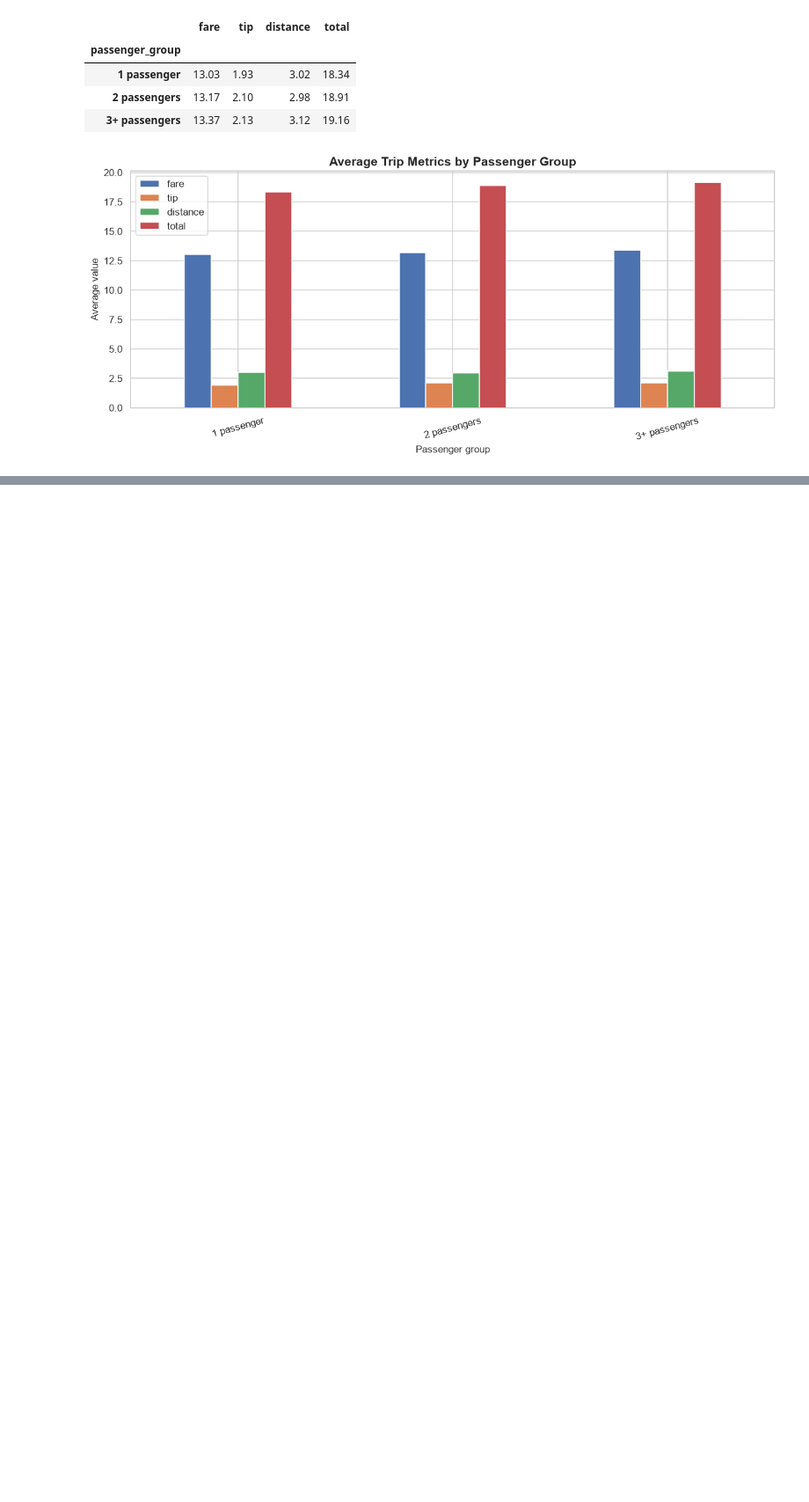
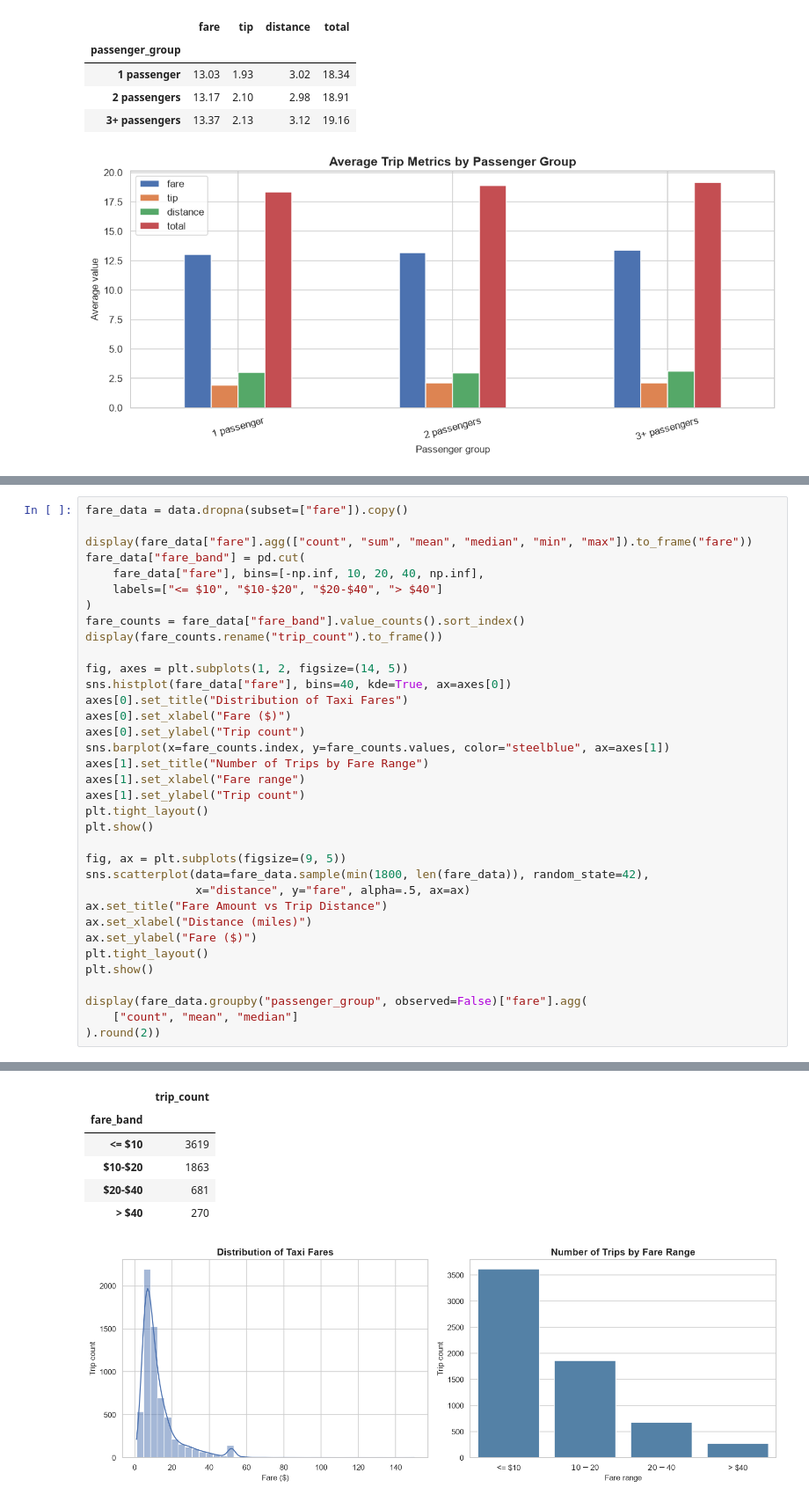
Before and after one commit to Arman-Shaban/Data_Analysis_Projects, a Jupyter notebook: taxi_analysis/Taxi_Analysis.ipynb, the cells around one changed output, grey strips where cells are left out. Shown at 88% size. Drawn from its saved outputs; the diff is of its cells as text; blank space fills up the shorter version.

```diff
--- a/taxi_analysis/Taxi_Analysis.ipynb
+++ b/taxi_analysis/Taxi_Analysis.ipynb
@@ -142,0 +198,36 @@ Maximum passenger count: 6
+# %%
+fare_data = data.dropna(subset=["fare"]).copy()
+
+display(fare_data["fare"].agg(["count", "sum", "mean", "median", "min", "max"]).to_frame("fare"))
+fare_data["fare_band"] = pd.cut(
+    fare_data["fare"], bins=[-np.inf, 10, 20, 40, np.inf],
+    labels=["<= $10", "$10-$20", "$20-$40", "> $40"]
+)
+fare_counts = fare_data["fare_band"].value_counts().sort_index()
+display(fare_counts.rename("trip_count").to_frame())
+
+fig, axes = plt.subplots(1, 2, figsize=(14, 5))
+sns.histplot(fare_data["fare"], bins=40, kde=True, ax=axes[0])
+axes[0].set_title("Distribution of Taxi Fares")
+axes[0].set_xlabel("Fare ($)")
+axes[0].set_ylabel("Trip count")
+sns.barplot(x=fare_counts.index, y=fare_counts.values, color="steelblue", ax=axes[1])
+axes[1].set_title("Number of Trips by Fare Range")
+axes[1].set_xlabel("Fare range")
+axes[1].set_ylabel("Trip count")
+plt.tight_layout()
+plt.show()
+
+fig, ax = plt.subplots(figsize=(9, 5))
+sns.scatterplot(data=fare_data.sample(min(1800, len(fare_data)), random_state=42),
+                x="distance", y="fare", alpha=.5, ax=ax)
+ax.set_title("Fare Amount vs Trip Distance")
+ax.set_xlabel("Distance (miles)")
+ax.set_ylabel("Fare ($)")
+plt.tight_layout()
+plt.show()
+
+display(fare_data.groupby("passenger_group", observed=False)["fare"].agg(
+    ["count", "mean", "median"]
+).round(2))
+# %% [output]
@@ -142,0 +241,7 @@ Maximum passenger count: 6
+|  | trip_count |
+| fare_band |  |
+| <= $10 | 3619 |
+| $10-$20 | 1863 |
+| $20-$40 | 681 |
+| > $40 | 270 |
+[figure, added]
```
Also changed, not shown: parts of 5 cells of this notebook.
